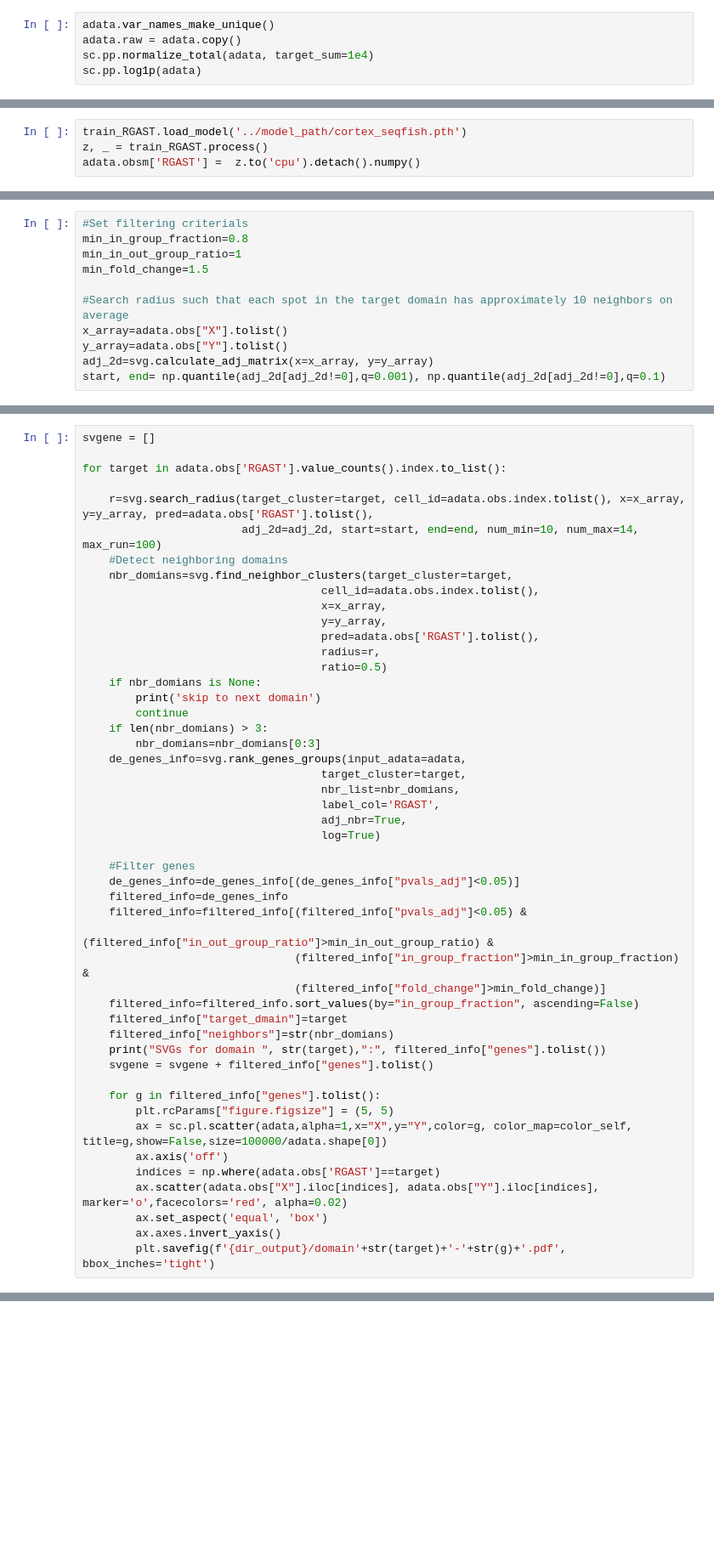
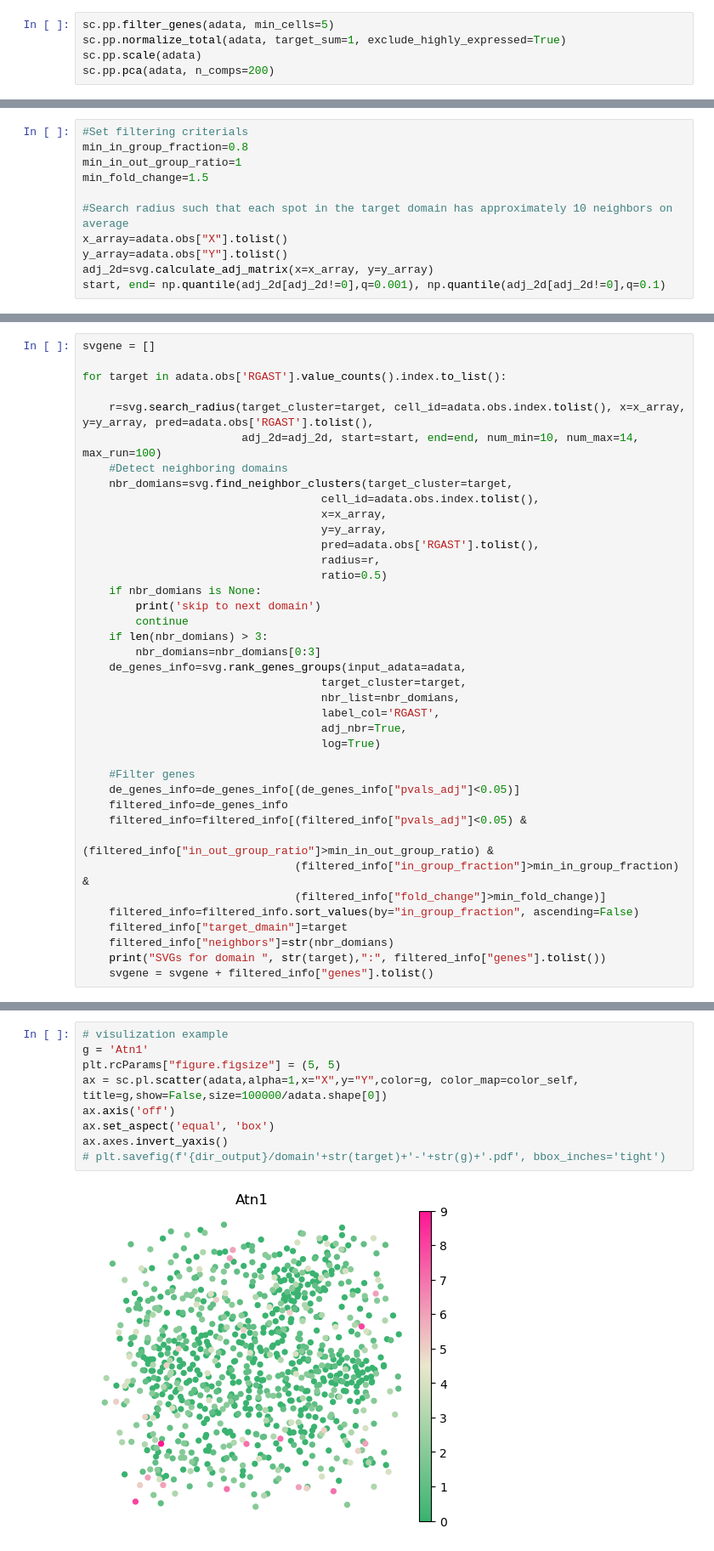
Before and after one commit to GYQ-form/RGAST, a Jupyter notebook: tutorial/SVG_detection.ipynb, the cells around one changed output, grey strips where cells are left out. Shown: that part at 85% size. Cells and saved outputs as stored; diff of their text form; blank space fills up the shorter version.

Commit message:
RGAST 2.0 for CCC analysis

```diff
--- a/tutorial/SVG_detection.ipynb
+++ b/tutorial/SVG_detection.ipynb
@@ -27,10 +27,10 @@ adata = sc.read_h5ad(dir_input)
 # %% [markdown]
 ## Preprocessing
 # %%
-adata.var_names_make_unique()
-adata.raw = adata.copy()
-sc.pp.normalize_total(adata, target_sum=1e4)
-sc.pp.log1p(adata)
+sc.pp.filter_genes(adata, min_cells=5)
+sc.pp.normalize_total(adata, target_sum=1, exclude_highly_expressed=True)
+sc.pp.scale(adata)
+sc.pp.pca(adata, n_comps=200)
 # %% [markdown]
 ## Model training
 # %%
@@ -44,7 +42,3 @@ train_RGAST.train_RGAST(save_path=dir_output)
-# %%
-train_RGAST.load_model('../model_path/cortex_seqfish.pth')
-z, _ = train_RGAST.process()
-adata.obsm['RGAST'] =  z.to('cpu').detach().numpy()
 # %% [markdown]
 ## Clustering
 # %%
@@ -109,13 +98,3 @@ for target in adata.obs['RGAST'].value_counts().index.to_list():
     filtered_info["neighbors"]=str(nbr_domians)
     print("SVGs for domain ", str(target),":", filtered_info["genes"].tolist())
     svgene = svgene + filtered_info["genes"].tolist()
-
-    for g in filtered_info["genes"].tolist():
-        plt.rcParams["figure.figsize"] = (5, 5)
-        ax = sc.pl.scatter(adata,alpha=1,x="X",y="Y",color=g, color_map=color_self, title=g,show=False,size=100000/adata.shape[0])
-        ax.axis('off')
-        indices = np.where(adata.obs['RGAST']==target)
-        ax.scatter(adata.obs["X"].iloc[indices], adata.obs["Y"].iloc[indices], marker='o',facecolors='red', alpha=0.02)
-        ax.set_aspect('equal', 'box')
-        ax.axes.invert_yaxis()
-        plt.savefig(f'{dir_output}/domain'+str(target)+'-'+str(g)+'.pdf', bbox_inches='tight')
@@ -121,0 +119,11 @@ for target in adata.obs['RGAST'].value_counts().index.to_list():
+# %%
+# visulization example
+g = 'Atn1'
+plt.rcParams["figure.figsize"] = (5, 5)
+ax = sc.pl.scatter(adata,alpha=1,x="X",y="Y",color=g, color_map=color_self, title=g,show=False,size=100000/adata.shape[0])
+ax.axis('off')
+ax.set_aspect('equal', 'box')
+ax.axes.invert_yaxis()
+# plt.savefig(f'{dir_output}/domain'+str(target)+'-'+str(g)+'.pdf', bbox_inches='tight')
+# %% [output]
+[figure, added]
```
Also changed, not shown: parts of 5 cells of this notebook, 19 other files.
